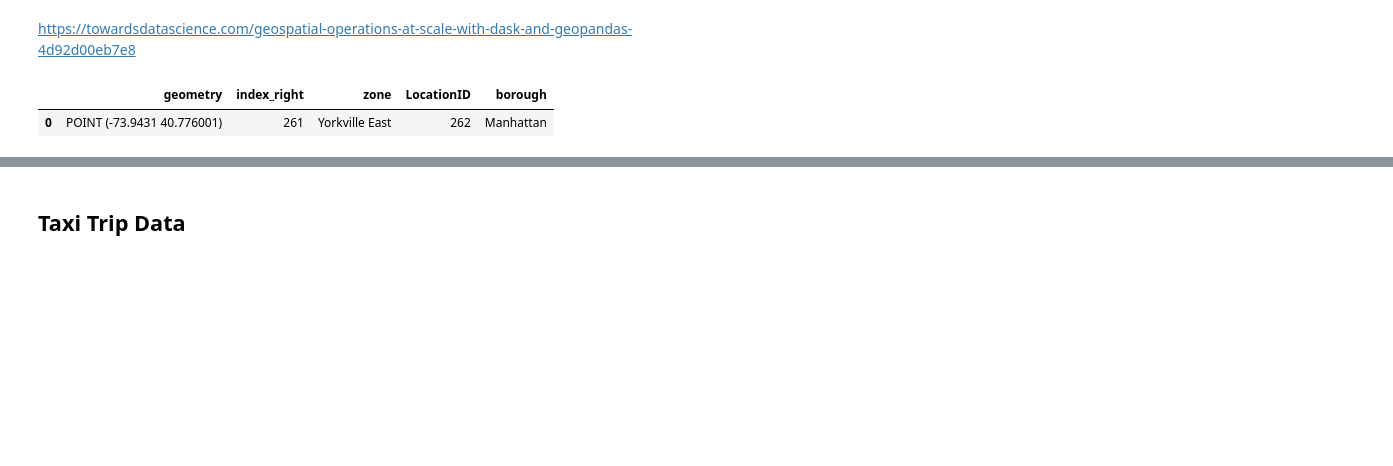
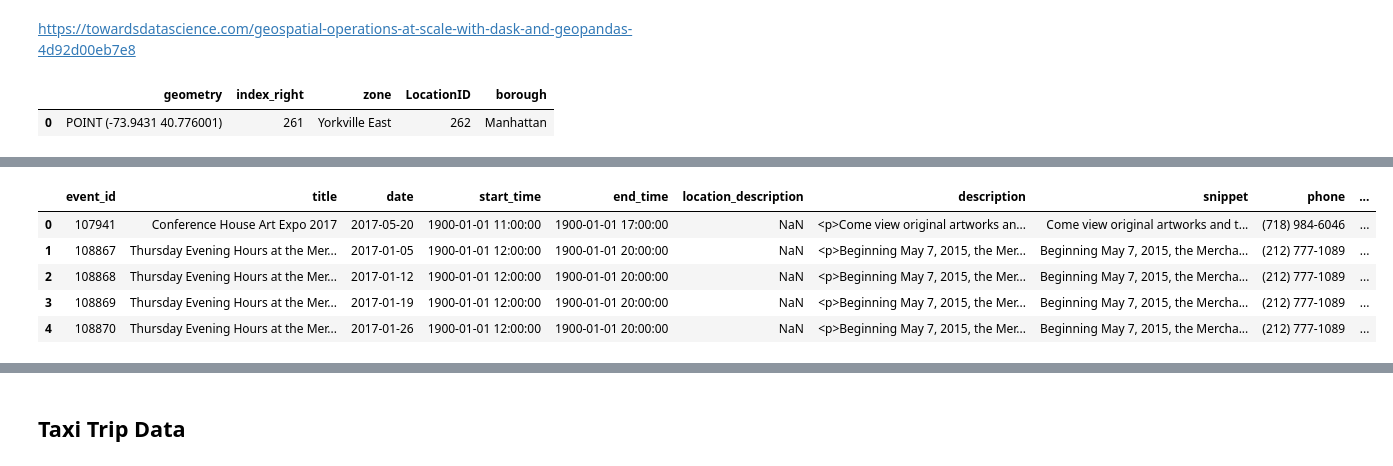
Before and after one commit to inistar/taxi-requests-ds, a Jupyter notebook: EDA.ipynb, the cells around one changed output, grey strips where cells are left out. Cells and saved outputs as stored; diff of their text form; code cells hidden in the pictures; blank space fills up the shorter version.

```diff
--- a/EDA.ipynb
+++ b/EDA.ipynb
@@ -183,0 +201,11 @@ loc_df['taxi_zone'] = assign_taxi_zones(loc_df, 'long', 'lat', 'taxi_zones')
+# %%
+merged_df = pd.merge(agg_df, loc_df, on=['event_id'])
+# %%
+merged_df.head()
+# %% [output]
+|  | event_id | title | date | start_time | end_time | location_description | description | snippet | phone | ... |
+| 0 | 107941 | Conference House Art Expo 2017 | 2017-05-20 | 1900-01-01 11:00:00 | 1900-01-01 17:00:00 | NaN | <p>Come view original artworks an... | Come view original artworks and t... | (718) 984-6046 | ... |
+| 1 | 108867 | Thursday Evening Hours at the Mer... | 2017-01-05 | 1900-01-01 12:00:00 | 1900-01-01 20:00:00 | NaN | <p>Beginning May 7, 2015, the Mer... | Beginning May 7, 2015, the Mercha... | (212) 777-1089 | ... |
+| 2 | 108868 | Thursday Evening Hours at the Mer... | 2017-01-12 | 1900-01-01 12:00:00 | 1900-01-01 20:00:00 | NaN | <p>Beginning May 7, 2015, the Mer... | Beginning May 7, 2015, the Mercha... | (212) 777-1089 | ... |
+| 3 | 108869 | Thursday Evening Hours at the Mer... | 2017-01-19 | 1900-01-01 12:00:00 | 1900-01-01 20:00:00 | NaN | <p>Beginning May 7, 2015, the Mer... | Beginning May 7, 2015, the Mercha... | (212) 777-1089 | ... |
+| 4 | 108870 | Thursday Evening Hours at the Mer... | 2017-01-26 | 1900-01-01 12:00:00 | 1900-01-01 20:00:00 | NaN | <p>Beginning May 7, 2015, the Mer... | Beginning May 7, 2015, the Mercha... | (212) 777-1089 | ... |
```
Also changed, not shown: parts of 13 cells of this notebook.
